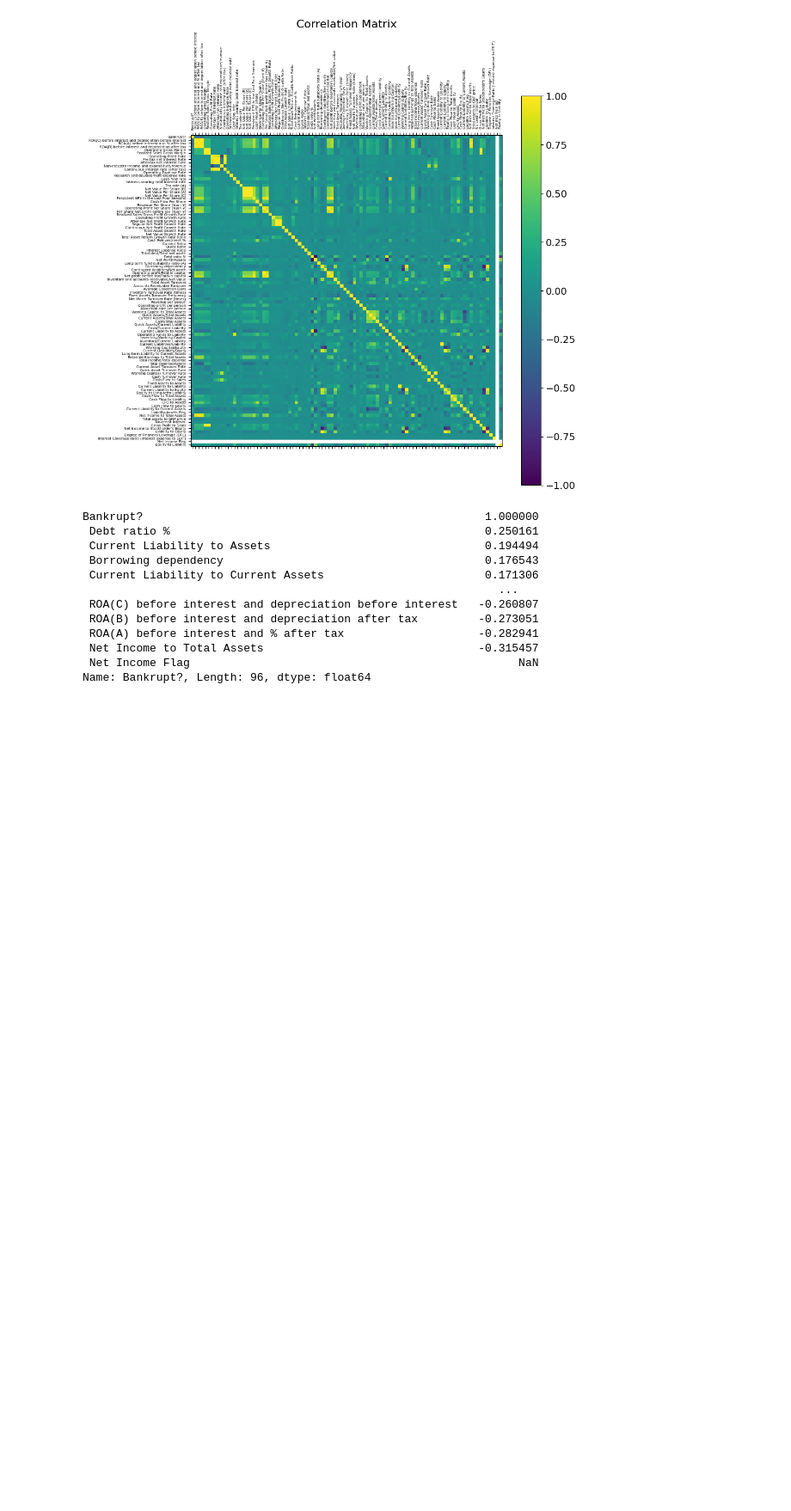
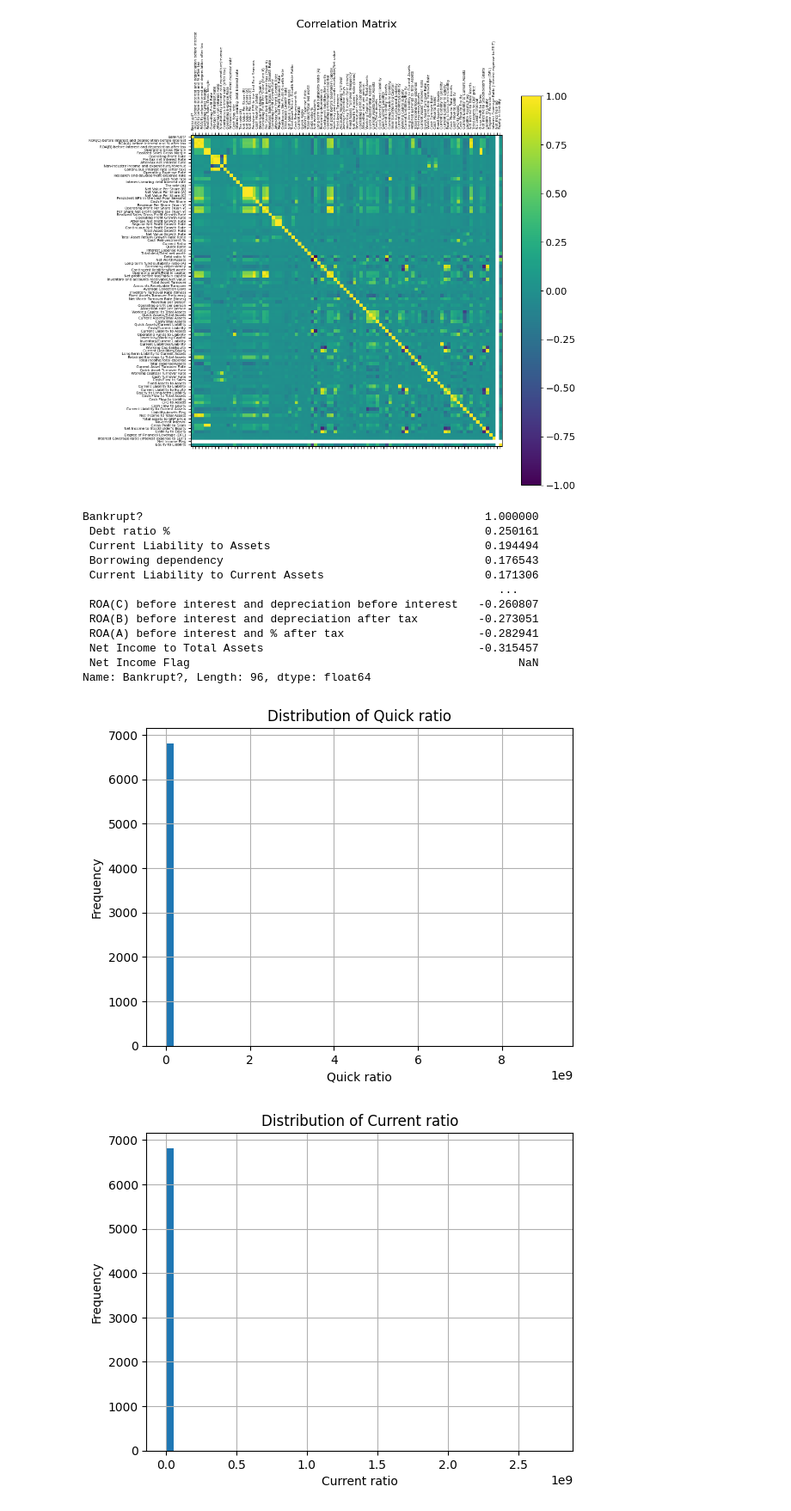
Before and after one commit to Vincent2308/Corporate-Bankruptcy, a Jupyter notebook: notebooks/week1/taiwan_eda.ipynb, the cells around one changed output. Shown at 86% size. Cells and saved outputs as stored; diff of their text form; code cells hidden in the pictures; blank space fills up the shorter version.

```diff
--- a/notebooks/week1/taiwan_eda.ipynb
+++ b/notebooks/week1/taiwan_eda.ipynb
@@ -104,0 +107,17 @@ Name: Bankrupt?, Length: 96, dtype: float64
+# %%
+# Liquidity ratios
+#Plot some ratios
+df[' Quick Ratio'].hist(bins=50)
+plt.title("Distribution of Quick ratio")
+plt.xlabel("Quick ratio")
+plt.ylabel("Frequency")
+plt.show()
+
+df[' Current Ratio'].hist(bins=50)
+plt.title("Distribution of Current ratio")
+plt.xlabel("Current ratio")
+plt.ylabel("Frequency")
+plt.show()
+# %% [output]
+[figure, added]
+[figure, added]
```
Also changed, not shown: parts of 2 cells of this notebook, 3 other files.
